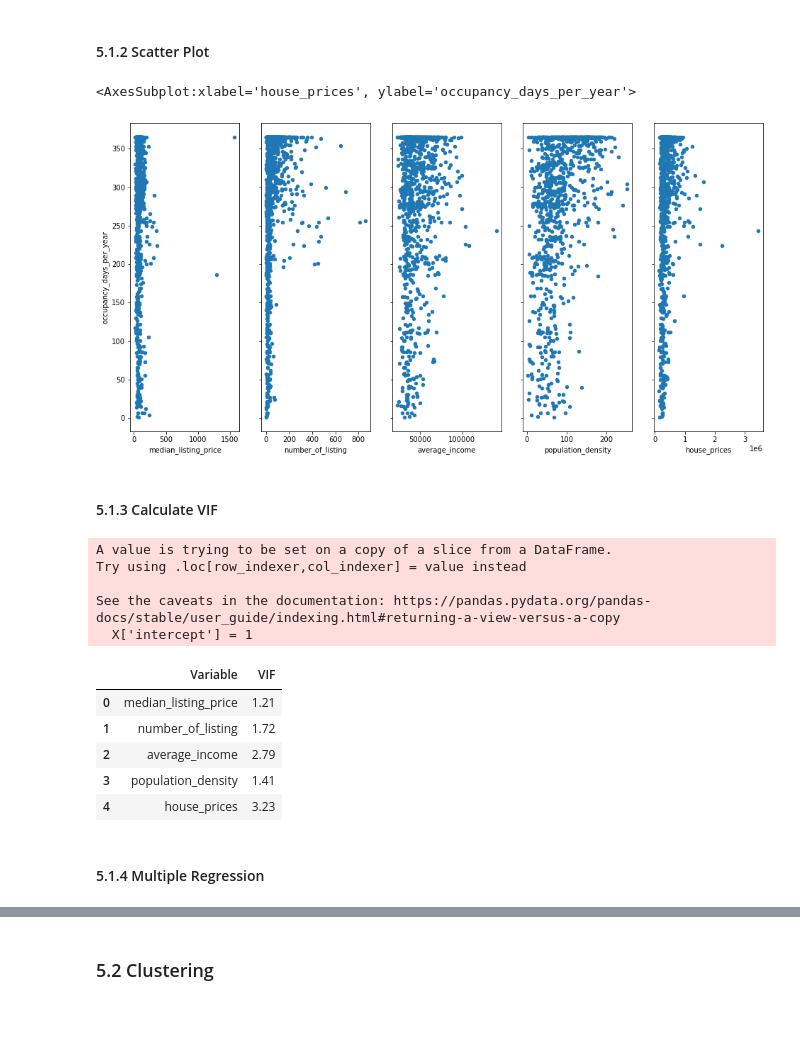
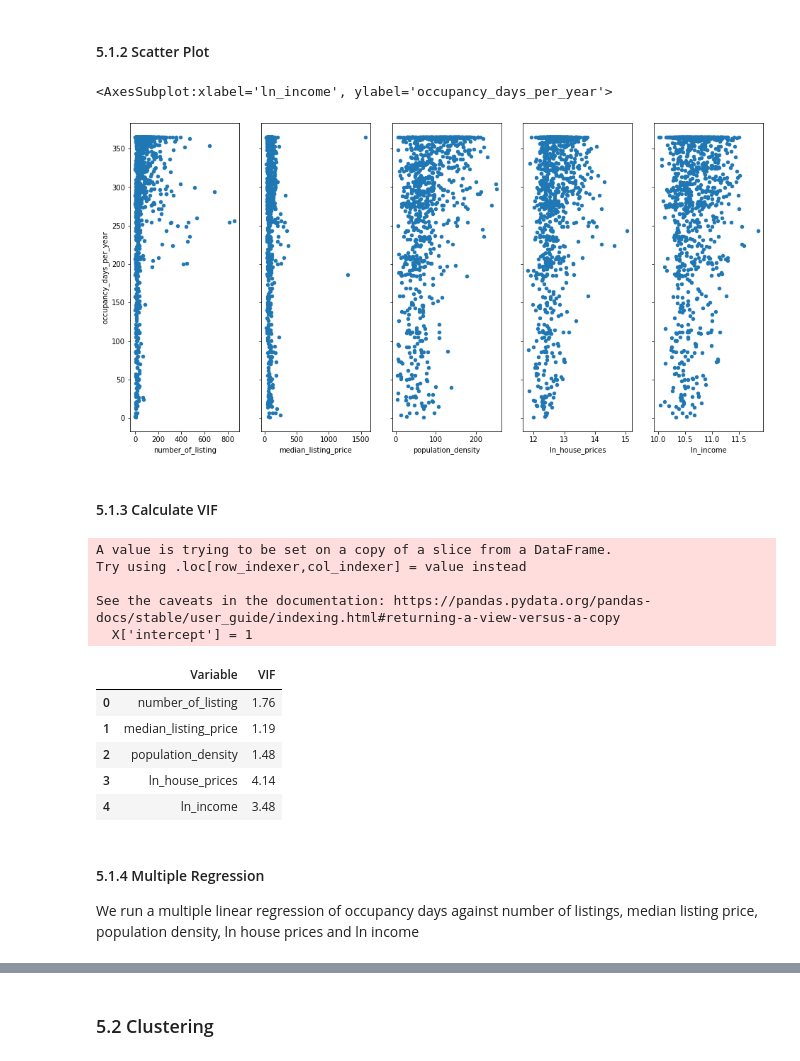
Before and after one commit to hansenwgn/FSDS_group_smartcityzen, a Jupyter notebook: fsds_group_smartcityzen.ipynb, the cells around one changed output, grey strips where cells are left out. Cells and saved outputs as stored; diff of their text form; code cells hidden in the pictures; blank space fills up the shorter version.

```diff
--- a/fsds_group_smartcityzen.ipynb
+++ b/fsds_group_smartcityzen.ipynb
@@ -339,8 +352,8 @@ Data columns (total 2 columns):
 dtypes: int64(1), object(1)
 memory usage: 15.5+ KB
 # %%
-# listing price (median) per msoa
+#median listing price of airbnbs per msoa
 
-groupby_price = data_combine.groupby('msoa_code')['price'].agg('median')
+groupby_price = data_combine.groupby('msoa_code')['price'].agg('median').reset_index()
 groupby_price.head()
 # %% [output]
@@ -460,0 +483,7 @@ comb3.head(3)
+# %%
+#rearranging columns neatly
+df_raw = comb3[['msoa_code', 'msoa_name', 'number_of_listing',
+                'median_listing_price', 'house_prices', 'average_income',
+                'population_density', 'occupancy_days_per_year']]
+#checking df_raw
+df_raw.head(3)
@@ -460,0 +498,13 @@ comb3.head(3)
+# %%
+#copy df_raw data into df_reg
+df_reg = df_raw.copy()
+# %%
+# add columns of ln income and ln house prices
+df_reg['ln_house_prices'] = np.log(df_reg['house_prices'])
+df_reg['ln_income'] = np.log(df_reg['average_income'])
+
+#drop average income and house prices columns
+df_reg.drop(columns=['house_prices', 'average_income'], inplace=True)
+
+#check output
+df_reg.head(3)
@@ -527,21 +598,21 @@ plt.show()
 #### 5.1.2 Scatter Plot
 # %%
 fig, axs = plt.subplots(1, 5, sharey=True)
-comb3.plot(kind='scatter', x='median_listing_price', y='occupancy_days_per_year', ax=axs[0], figsize=(16, 8))
-comb3.plot(kind='scatter', x='number_of_listing', y='occupancy_days_per_year', ax=axs[1])
-comb3.plot(kind='scatter', x='average_income', y='occupancy_days_per_year', ax=axs[2])
-comb3.plot(kind='scatter', x='population_density', y='occupancy_days_per_year', ax=axs[3])
-comb3.plot(kind='scatter', x='house_prices', y='occupancy_days_per_year', ax=axs[4])
+df_reg.plot(kind='scatter', x='number_of_listing', y='occupancy_days_per_year', ax=axs[0], figsize=(16, 8))
+df_reg.plot(kind='scatter', x='median_listing_price', y='occupancy_days_per_year', ax=axs[1] )
+df_reg.plot(kind='scatter', x='population_density', y='occupancy_days_per_year', ax=axs[2])
+df_reg.plot(kind='scatter', x='ln_house_prices', y='occupancy_days_per_year', ax=axs[3])
+df_reg.plot(kind='scatter', x='ln_income', y='occupancy_days_per_year', ax=axs[4])
 # %% [output]
-<AxesSubplot:xlabel='house_prices', ylabel='occupancy_days_per_year'>
+<AxesSubplot:xlabel='ln_income', ylabel='occupancy_days_per_year'>
-[figure, old version]
+[figure, new version]
 # %% [markdown]
 #### 5.1.3 Calculate VIF
 # %%
 from statsmodels.stats.outliers_influence import variance_inflation_factor
 def compute_vif(considered_features):
 
-    X = comb3[considered_features]
+    X = df_reg[considered_features]
     # the calculation of variance inflation requires a constant
     X['intercept'] = 1
 
@@ -552,7 +623,7 @@ def compute_vif(considered_features):
     vif = vif[vif['Variable']!='intercept']
     return vif
 
-compute_vif(['median_listing_price','number_of_listing', 'average_income','population_density', 'house_prices'])
+compute_vif(['number_of_listing', 'median_listing_price', 'population_density', 'ln_house_prices', 'ln_income'])
 # %% [output]
 A value is trying to be set on a copy of a slice from a DataFrame.
 Try using .loc[row_indexer,col_indexer] = value instead
@@ -560,10 +631,11 @@ Try using .loc[row_indexer,col_indexer] = value instead
 See the caveats in the documentation: https://pandas.pydata.org/pandas-docs/stable/user_guide/indexing.html#returning-a-view-versus-a-copy
   X['intercept'] = 1
 |  | Variable | VIF |
-| 0 | median_listing_price | 1.21 |
-| 1 | number_of_listing | 1.72 |
-| 2 | average_income | 2.79 |
-| 3 | population_density | 1.41 |
-| 4 | house_prices | 3.23 |
+| 0 | number_of_listing | 1.76 |
+| 1 | median_listing_price | 1.19 |
+| 2 | population_density | 1.48 |
+| 3 | ln_house_prices | 4.14 |
+| 4 | ln_income | 3.48 |
 # %% [markdown]
 #### 5.1.4 Multiple Regression
+We run a multiple linear regression of occupancy days against number of listings, median listing price, population density, ln house prices and ln income
```
Also changed, not shown: parts of 82 cells of this notebook.
